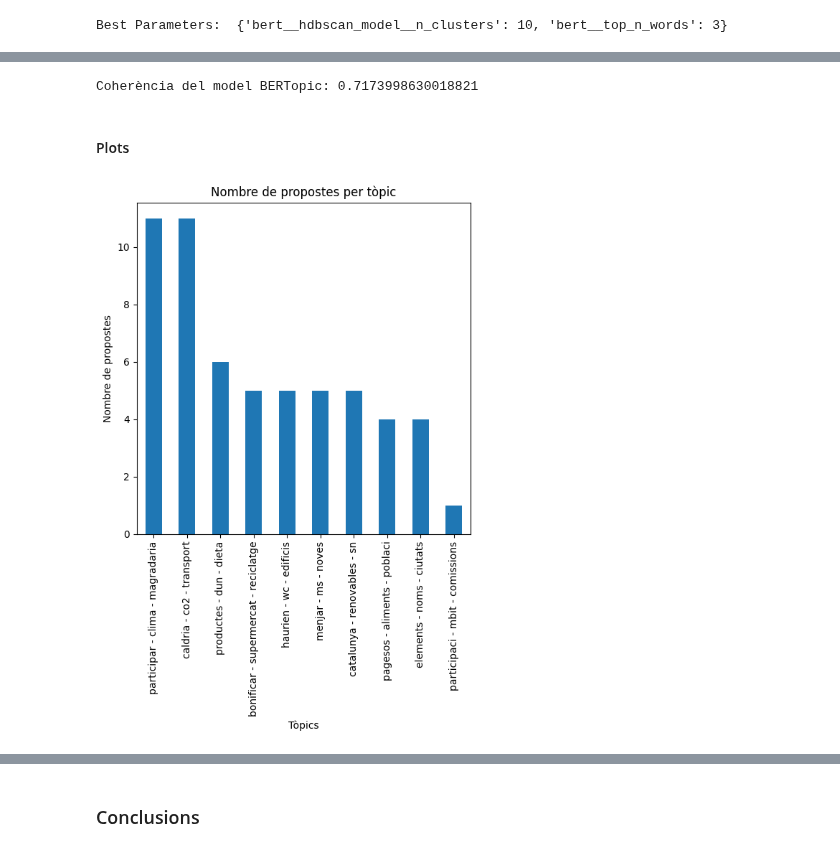
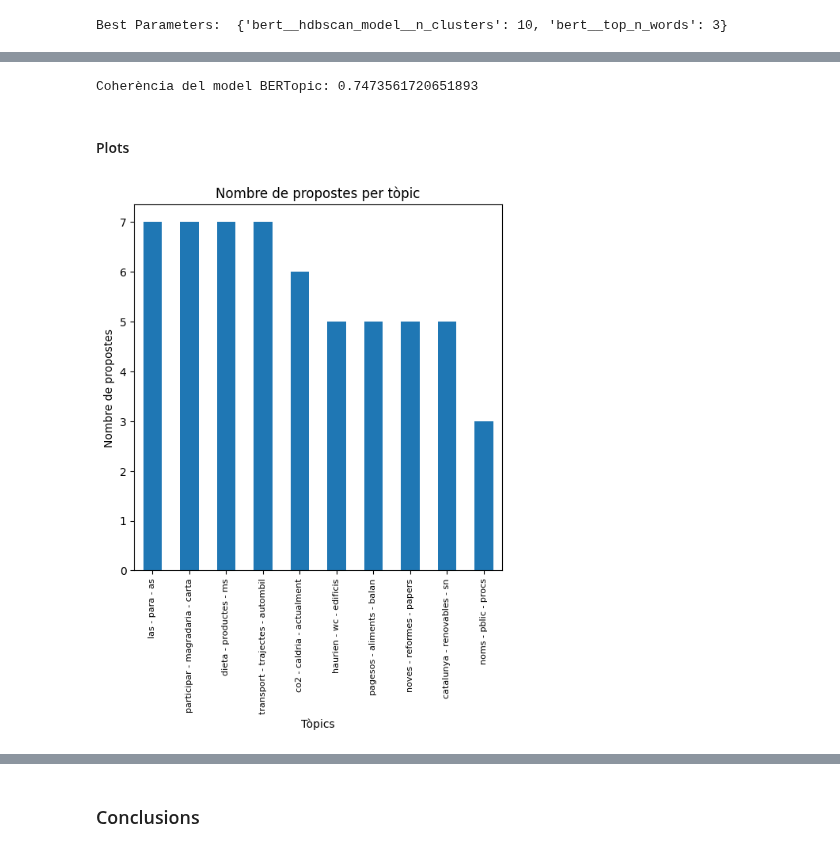
Before and after one commit to NoOPeEKS/dades-assemblea-clima, a Jupyter notebook: notebooks/topic_modeling.ipynb, the cells around one changed output, grey strips where cells are left out. Cells and saved outputs as stored; diff of their text form; code cells hidden in the pictures.

Commit message:
BERTopic plots for engagement done

```diff
--- a/notebooks/topic_modeling.ipynb
+++ b/notebooks/topic_modeling.ipynb
@@ -276,7 +276,7 @@ class BERTopicWrapper(BaseEstimator, TransformerMixin):
     def fit(self, X, y=None):
         vectorizer_model = CountVectorizer(stop_words=list(self.stop_words))
         cluster_model = KMeans(n_clusters=self.n_clusters)
-        self.model = BERTopic(vectorizer_model=vectorizer_model, hdbscan_model=cluster_model, top_n_words=self.top_n_words)
+        self.model = BERTopic(language="catalan", vectorizer_model=vectorizer_model, hdbscan_model=cluster_model, top_n_words=self.top_n_words)
         self.model.fit(X)
         return self
 
@@ -392,19 +380,20 @@ def calculate_bertopic_coherence(topic_model, docs):
 
 calculate_bertopic_coherence(best_model.model, df_proposals['body/ca'])
 # %% [output]
-Coherència del model BERTopic: 0.7173998630018821
+Coherència del model BERTopic: 0.7473561720651893
 # %% [markdown]
 #### Plots
 # %%
 plt.figure(figsize=(6,6))
 plt.rcParams.update({"font.size": 10})
 df_proposals['topics_bert'].value_counts().plot(kind="bar")
 plt.title("Nombre de propostes per tòpic")
 plt.xlabel("Tòpics")
 plt.ylabel("Nombre de propostes")
+plt.xticks(fontsize=8)
 plt.show()
 # %% [output]
-[figure, old version]
+[figure, new version]
 # %%
 plt.figure(figsize=(6,6))
 plt.title("Nombre d'endorsements per tòpic")
```
Also changed, not shown: parts of 4 cells of this notebook.
